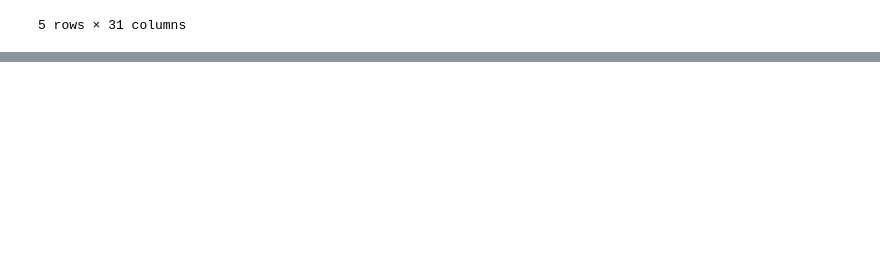
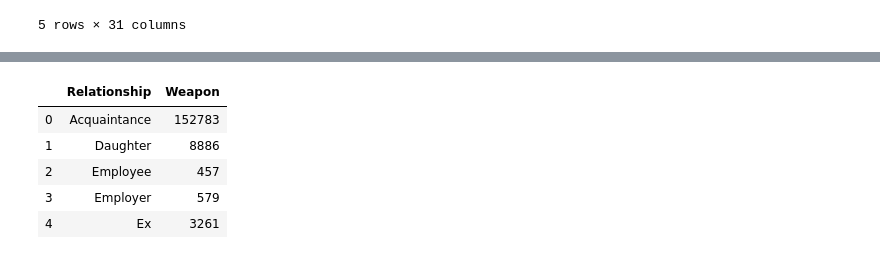
Before and after one commit to sparking29/Murder_Analysis, a Jupyter notebook: murder-analysis.ipynb, the cells around one changed output, grey strips where cells are left out. Saved outputs shown, nothing was run; the diff lists cells and outputs as text; code cells hidden in the pictures; blank space fills up the shorter version.

```diff
--- a/murder-analysis.ipynb
+++ b/murder-analysis.ipynb
@@ -54,0 +113,13 @@ murder_df.head()
+# %%
+weapon_count = murder_df.groupby(["Relationship"]).count()
+weapon_count_df = pd.DataFrame(weapon_count["Weapon"])
+weapon_count_df.reset_index(inplace=True)
+# Preview DataFrame
+weapon_count_df.head()
+# %% [output]
+|  | Relationship | Weapon |
+| 0 | Acquaintance | 152783 |
+| 1 | Daughter | 8886 |
+| 2 | Employee | 457 |
+| 3 | Employer | 579 |
+| 4 | Ex | 3261 |
```
Also changed, not shown: parts of 14 cells of this notebook.
